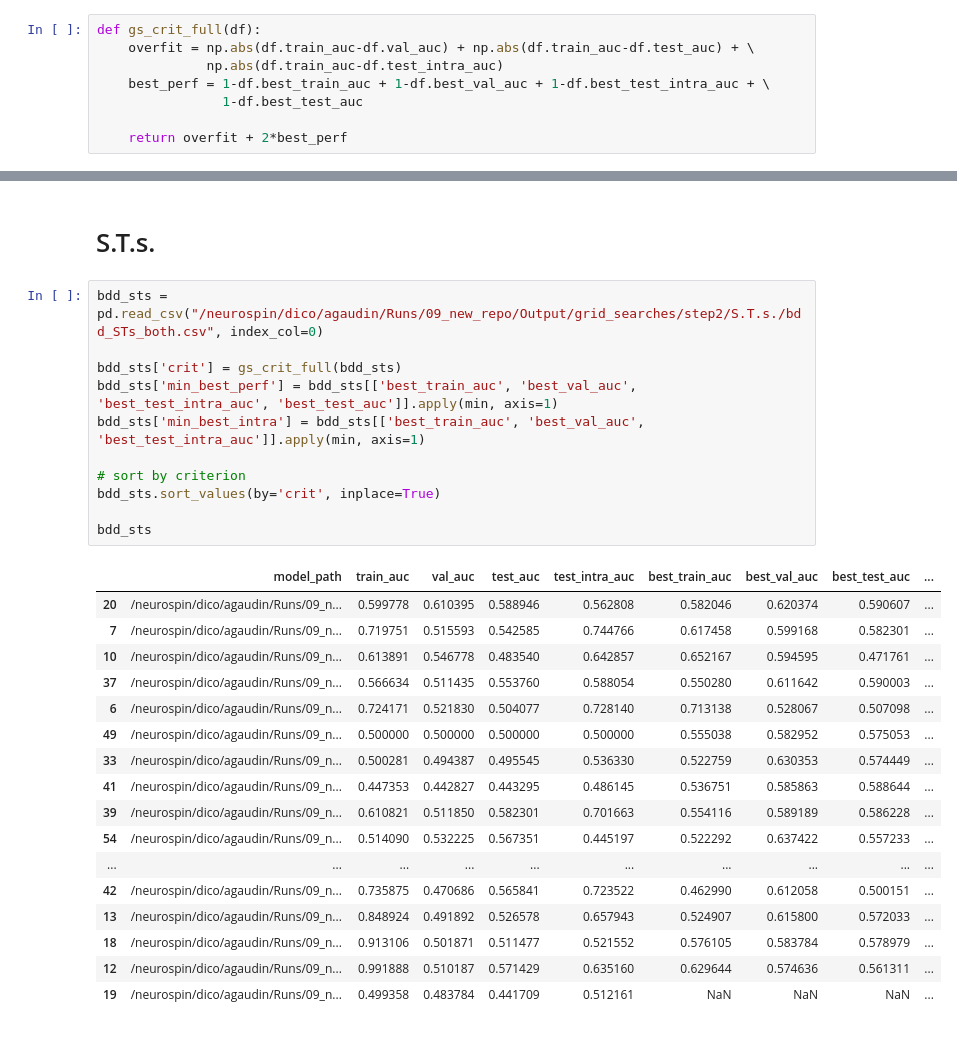
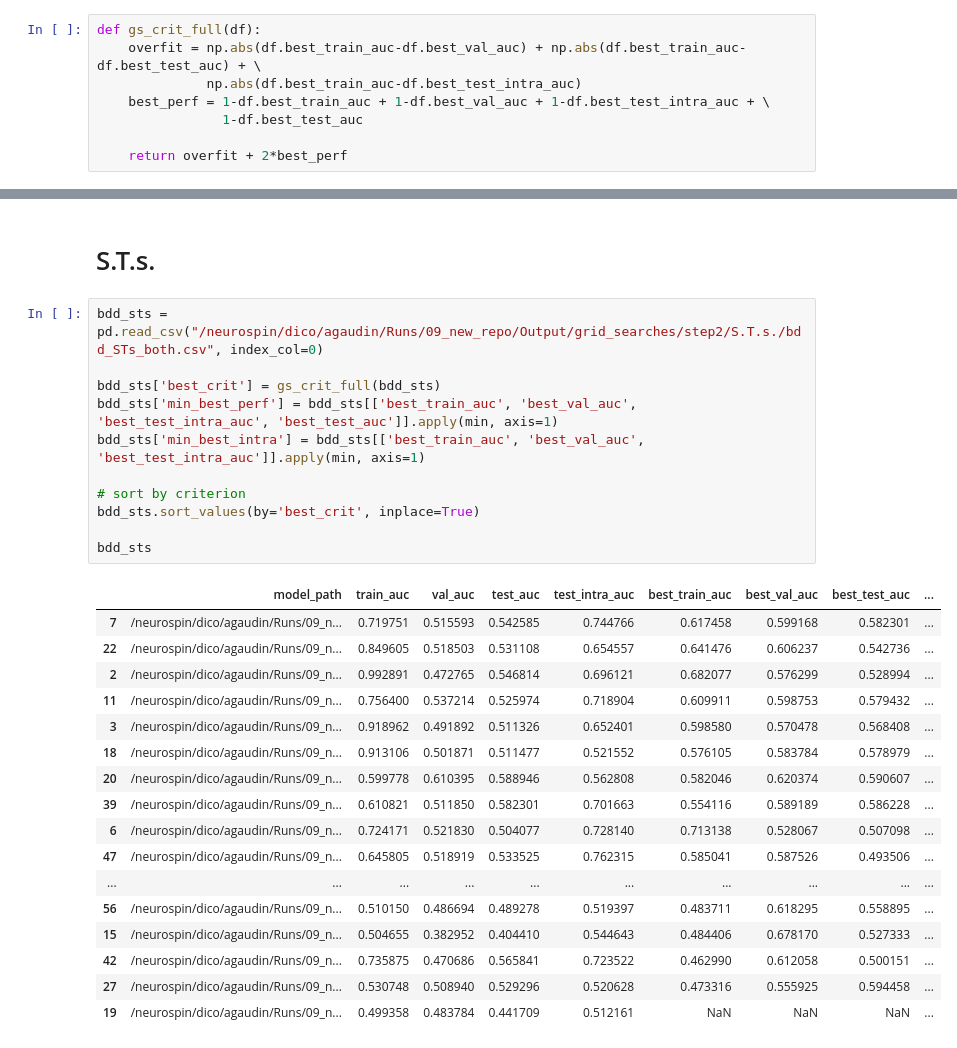
Before and after one commit to neurospin-projects/2023_agaudin_jchavas_folding_supervised, a Jupyter notebook: contrastive/notebooks/wandb_grid_searches/region_comparison.ipynb, the cells around one changed output, grey strips where cells are left out. Drawn from its saved outputs; the diff is of its cells as text.

```diff
--- a/contrastive/notebooks/wandb_grid_searches/region_comparison.ipynb
+++ b/contrastive/notebooks/wandb_grid_searches/region_comparison.ipynb
@@ -5,8 +5,8 @@ import matplotlib.pyplot as plt
 import seaborn as sns
 # %%
 def gs_crit_full(df):
-    overfit = np.abs(df.train_auc-df.val_auc) + np.abs(df.train_auc-df.test_auc) + \
-              np.abs(df.train_auc-df.test_intra_auc)
+    overfit = np.abs(df.best_train_auc-df.best_val_auc) + np.abs(df.best_train_auc-df.best_test_auc) + \
+              np.abs(df.best_train_auc-df.best_test_intra_auc)
     best_perf = 1-df.best_train_auc + 1-df.best_val_auc + 1-df.best_test_intra_auc + \
                 1-df.best_test_auc
 
@@ -71,31 +71,31 @@ bdd_sor[bdd_sor.min_best_intra >= 0.55]
 # %%
 bdd_sts = pd.read_csv("/neurospin/dico/agaudin/Runs/09_new_repo/Output/grid_searches/step2/S.T.s./bdd_STs_both.csv", index_col=0)
 
-bdd_sts['crit'] = gs_crit_full(bdd_sts)
+bdd_sts['best_crit'] = gs_crit_full(bdd_sts)
 bdd_sts['min_best_perf'] = bdd_sts[['best_train_auc', 'best_val_auc', 'best_test_intra_auc', 'best_test_auc']].apply(min, axis=1)
 bdd_sts['min_best_intra'] = bdd_sts[['best_train_auc', 'best_val_auc', 'best_test_intra_auc']].apply(min, axis=1)
 
 # sort by criterion
-bdd_sts.sort_values(by='crit', inplace=True)
+bdd_sts.sort_values(by='best_crit', inplace=True)
 
 bdd_sts
 # %% [output]
 |  | model_path | train_auc | val_auc | test_auc | test_intra_auc | best_train_auc | best_val_auc | best_test_auc | ... |
+| 7 | /neurospin/dico/agaudin/Runs/09_n... | 0.719751 | 0.515593 | 0.542585 | 0.744766 | 0.617458 | 0.599168 | 0.582301 | ... |
+| 22 | /neurospin/dico/agaudin/Runs/09_n... | 0.849605 | 0.518503 | 0.531108 | 0.654557 | 0.641476 | 0.606237 | 0.542736 | ... |
+| 2 | /neurospin/dico/agaudin/Runs/09_n... | 0.992891 | 0.472765 | 0.546814 | 0.696121 | 0.682077 | 0.576299 | 0.528994 | ... |
+| 11 | /neurospin/dico/agaudin/Runs/09_n... | 0.756400 | 0.537214 | 0.525974 | 0.718904 | 0.609911 | 0.598753 | 0.579432 | ... |
+| 3 | /neurospin/dico/agaudin/Runs/09_n... | 0.918962 | 0.491892 | 0.511326 | 0.652401 | 0.598580 | 0.570478 | 0.568408 | ... |
+| 18 | /neurospin/dico/agaudin/Runs/09_n... | 0.913106 | 0.501871 | 0.511477 | 0.521552 | 0.576105 | 0.583784 | 0.578979 | ... |
 | 20 | /neurospin/dico/agaudin/Runs/09_n... | 0.599778 | 0.610395 | 0.588946 | 0.562808 | 0.582046 | 0.620374 | 0.590607 | ... |
-| 7 | /neurospin/dico/agaudin/Runs/09_n... | 0.719751 | 0.515593 | 0.542585 | 0.744766 | 0.617458 | 0.599168 | 0.582301 | ... |
-| 10 | /neurospin/dico/agaudin/Runs/09_n... | 0.613891 | 0.546778 | 0.483540 | 0.642857 | 0.652167 | 0.594595 | 0.471761 | ... |
-| 37 | /neurospin/dico/agaudin/Runs/09_n... | 0.566634 | 0.511435 | 0.553760 | 0.588054 | 0.550280 | 0.611642 | 0.590003 | ... |
+| 39 | /neurospin/dico/agaudin/Runs/09_n... | 0.610821 | 0.511850 | 0.582301 | 0.701663 | 0.554116 | 0.589189 | 0.586228 | ... |
 | 6 | /neurospin/dico/agaudin/Runs/09_n... | 0.724171 | 0.521830 | 0.504077 | 0.728140 | 0.713138 | 0.528067 | 0.507098 | ... |
-| 49 | /neurospin/dico/agaudin/Runs/09_n... | 0.500000 | 0.500000 | 0.500000 | 0.500000 | 0.555038 | 0.582952 | 0.575053 | ... |
-| 33 | /neurospin/dico/agaudin/Runs/09_n... | 0.500281 | 0.494387 | 0.495545 | 0.536330 | 0.522759 | 0.630353 | 0.574449 | ... |
-| 41 | /neurospin/dico/agaudin/Runs/09_n... | 0.447353 | 0.442827 | 0.443295 | 0.486145 | 0.536751 | 0.585863 | 0.588644 | ... |
-| 39 | /neurospin/dico/agaudin/Runs/09_n... | 0.610821 | 0.511850 | 0.582301 | 0.701663 | 0.554116 | 0.589189 | 0.586228 | ... |
-| 54 | /neurospin/dico/agaudin/Runs/09_n... | 0.514090 | 0.532225 | 0.567351 | 0.445197 | 0.522292 | 0.637422 | 0.557233 | ... |
+| 47 | /neurospin/dico/agaudin/Runs/09_n... | 0.645805 | 0.518919 | 0.533525 | 0.762315 | 0.585041 | 0.587526 | 0.493506 | ... |
 | ... | ... | ... | ... | ... | ... | ... | ... | ... | ... |
+| 56 | /neurospin/dico/agaudin/Runs/09_n... | 0.510150 | 0.486694 | 0.489278 | 0.519397 | 0.483711 | 0.618295 | 0.558895 | ... |
+| 15 | /neurospin/dico/agaudin/Runs/09_n... | 0.504655 | 0.382952 | 0.404410 | 0.544643 | 0.484406 | 0.678170 | 0.527333 | ... |
 | 42 | /neurospin/dico/agaudin/Runs/09_n... | 0.735875 | 0.470686 | 0.565841 | 0.723522 | 0.462990 | 0.612058 | 0.500151 | ... |
-| 13 | /neurospin/dico/agaudin/Runs/09_n... | 0.848924 | 0.491892 | 0.526578 | 0.657943 | 0.524907 | 0.615800 | 0.572033 | ... |
-| 18 | /neurospin/dico/agaudin/Runs/09_n... | 0.913106 | 0.501871 | 0.511477 | 0.521552 | 0.576105 | 0.583784 | 0.578979 | ... |
-| 12 | /neurospin/dico/agaudin/Runs/09_n... | 0.991888 | 0.510187 | 0.571429 | 0.635160 | 0.629644 | 0.574636 | 0.561311 | ... |
+| 27 | /neurospin/dico/agaudin/Runs/09_n... | 0.530748 | 0.508940 | 0.529296 | 0.520628 | 0.473316 | 0.555925 | 0.594458 | ... |
 | 19 | /neurospin/dico/agaudin/Runs/09_n... | 0.499358 | 0.483784 | 0.441709 | 0.512161 | NaN | NaN | NaN | ... |
 # %%
 print(bdd_sts[bdd_sts.min_best_perf >= 0.5].shape[0])
```
Also changed, not shown: parts of 7 cells of this notebook, 3 other files.
